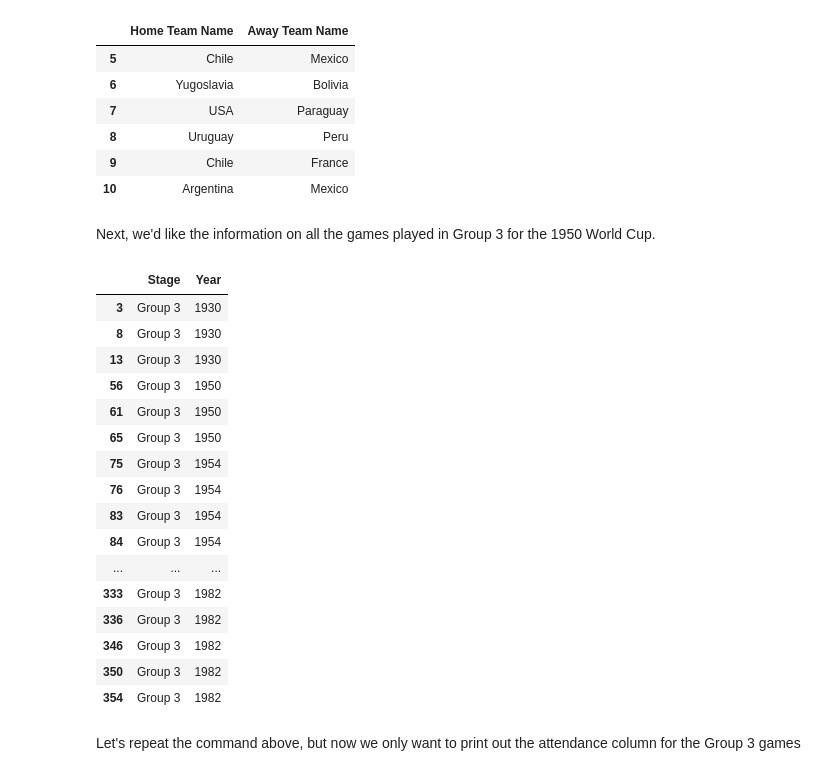
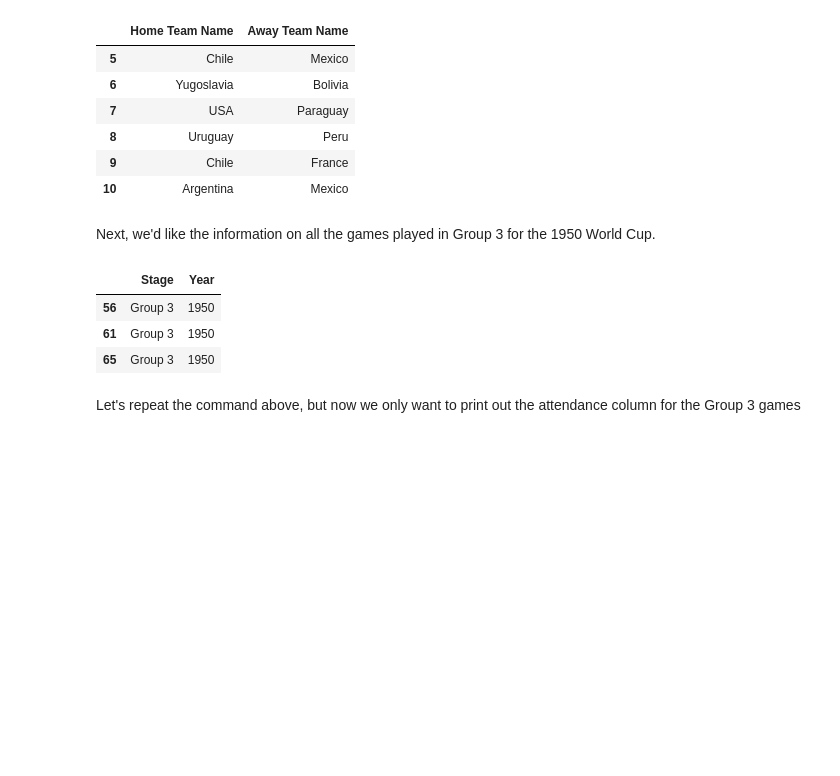
Before and after one commit to oqusous/dsc-accessing-data-with-pandas-lab-nyc-ds-071519, a Jupyter notebook: index.ipynb, the cells around one changed output. Cells and saved outputs as stored; diff of their text form; code cells hidden in the pictures; blank space fills up the shorter version.

```diff
--- a/index.ipynb
+++ b/index.ipynb
@@ -142,25 +142,12 @@ df.loc[5:10,['Home Team Name','Away Team Name']]
 # %% [markdown]
 Next, we'd like the information on all the games played in Group 3 for the 1950 World Cup.
 # %%
-df.loc[(df["Stage"] == "Group 3") & (d, ["Stage", "Year"]]
+df.loc[(df["Stage"] == "Group 3") & (df["Year"] == 1950), ["Stage", "Year"]]
 # %% [output]
 |  | Stage | Year |
-| 3 | Group 3 | 1930 |
-| 8 | Group 3 | 1930 |
-| 13 | Group 3 | 1930 |
 | 56 | Group 3 | 1950 |
 | 61 | Group 3 | 1950 |
 | 65 | Group 3 | 1950 |
-| 75 | Group 3 | 1954 |
-| 76 | Group 3 | 1954 |
-| 83 | Group 3 | 1954 |
-| 84 | Group 3 | 1954 |
-| ... | ... | ... |
-| 333 | Group 3 | 1982 |
-| 336 | Group 3 | 1982 |
-| 346 | Group 3 | 1982 |
-| 350 | Group 3 | 1982 |
-| 354 | Group 3 | 1982 |
 # %% [markdown]
 Let's repeat the command above, but now we only want to print out the attendance column for the Group 3 games
 # %% [markdown]
```
